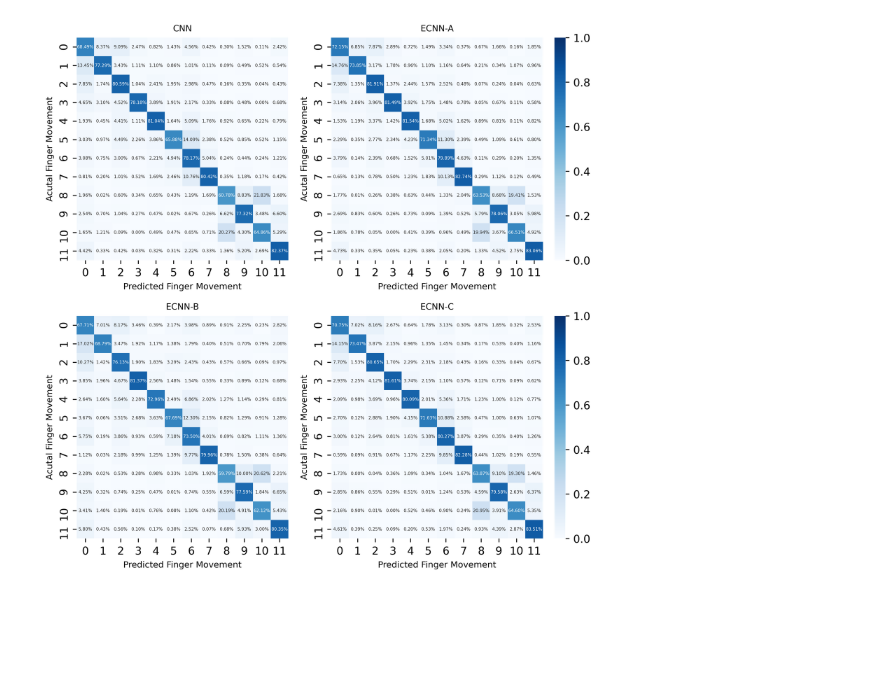
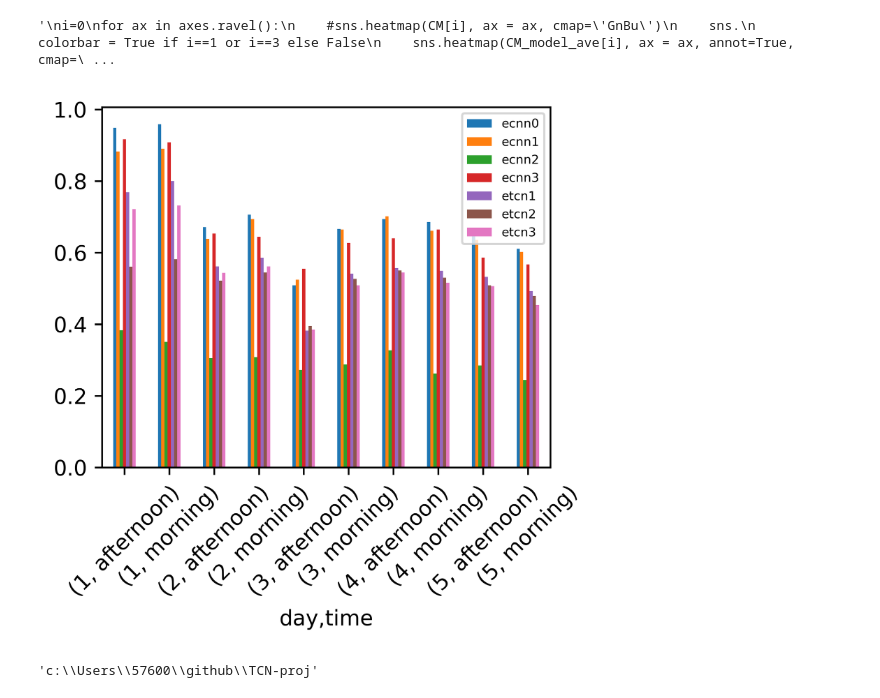
Before and after one commit to YuzhouLin/ECNN-NinaProDB6, a Jupyter notebook: analysis.ipynb, the cells around one changed output. Drawn from its saved outputs; the diff is of its cells as text; code cells hidden in the pictures; blank space fills up the shorter version.

Commit message:
waiting for ecnn2 and etcn0

```diff
--- a/analysis.ipynb
+++ b/analysis.ipynb
@@ -7,7 +7,7 @@ import seaborn as sns
 import pandas as pd
 import os
 # %%
-def update_acc(model, sb, filename = 'results/acc_report.csv'):
+def get_acc(model, sb):
 
     day_n_list = []
     time_n_list = []
@@ -17,9 +17,10 @@ def update_acc(model, sb, filename = 'results/acc_report.csv'):
     for day_n in range(1,6):
         for t_n in range(1,3):
             for T_n in range(1,13):
-                tmp_R = pd.read_csv(f"results/{model}/sb{sb}d{day_n}_t{t_n}_T{T_n}.csv")
+                tmp_R = pd.read_csv(os.getcwd()+f"/results/{model}/sb{sb}d{day_n}_t{t_n}_T{T_n}.csv")
                 day_n_list.append(day_n)
-                time_n_list.append('morning') if t_n == 1 else time_n_list.append('afternoon')
+                #time_n_list.append('morning') if t_n == 1 else time_n_list.append('afternoon')
+                time_n_list.append(t_n)
                 trial_n_list.append(T_n)
                 acc_list.append(np.sum(tmp_R['actual'] == tmp_R['predict'])/len(tmp_R['predict']))
 
@@ -33,11 +34,22 @@ def update_acc(model, sb, filename = 'results/acc_report.csv'):
             'acc': acc_list
     }
 
-    df_new = pd.DataFrame(acc_dict, index=False)
+    #df_new = pd.DataFrame(acc_dict, index=np.arange(0,n,1))
+    df = pd.DataFrame(acc_dict)
+    return df
 
+filename = './results/acc_report.csv'
+models = ['ecnn0', 'ecnn1', 'ecnn2', 'ecnn3', 'etcn1', 'etcn2', 'etcn3']
+
+for i in models:
+    df_new = get_acc(model=i, sb=1)
     if os.path.exists(filename):
+        print('Update new')
         df = pd.read_csv(filename)
-        df.append(df_new, ignore_index=True)
+        df = df.append(df_new, ignore_index=True)
     else:
+        print('Create new')
         df = df_new
-    return
+    df.to_csv(filename, index=False)
+
+df_acc = pd.read_csv('./results/acc_report.csv')
@@ -49,24 +89,42 @@ for i in models:
 # %%
-f, axes = plt.subplots(2,1, figsize = (7.08/2, 7.08/2), constrained_layout=True,dpi=600)
+
+fig, ax = plt.subplots(1,1, figsize = (7.08/2, 7.08/2), constrained_layout=True,dpi=600)
+df_acc.groupby(['day', 'time','model']).mean().unstack().plot(kind='bar', y='acc', ax=ax, rot=45)
+ax.legend(loc='best', fontsize='xx-small')
+
+#f, axes = plt.subplots(1,1, figsize = (7.08/2, 7.08/2), constrained_layout=True,dpi=600)
+
+#df_acc.groupby('model').boxplot(x='day',y='acc')
+
+#df_acc.loc[df_acc['model']=='ecnn0'].boxplot(column = ['acc'], by=['day', 'time'], rot=45)
+
+#df_acc.loc[df_acc['model']=='ecnn0'].boxplot(column = ['acc'], by=['day', 'time'], rot=45)
+#for ax in axes.ravel():
+#    ax = df_acc.plot.bar(x='day', y='acc')
 
 '''
 i=0
 for ax in axes.ravel():
     #sns.heatmap(CM[i], ax = ax, cmap='GnBu')
     sns.
     colorbar = True if i==1 or i==3 else False
     sns.heatmap(CM_model_ave[i], ax = ax, annot=True, cmap='Blues', vmax=1, vmin=0, fmt='.2%', annot_kws={'size': 4}, cbar=colorbar)
     i+=1
 
 
 labels = ['CNN','ECNN-A','ECNN-B','ECNN-C']
 for ax, label in zip(axes.ravel(), labels):
     ax.set_title(label,loc='center', fontdict={'fontsize': 8})
     ax.set_xlabel('Predicted Finger Movement', fontdict={'fontsize': 8})
     ax.set_ylabel('Acutal Finger Movement', fontdict={'fontsize': 8})
 
 plt.savefig("./results/confusion_matrix_macroave.eps", format='eps', bbox_inches='tight', dpi=600, pad_inches=0.0)
 plt.savefig("./results/confusion_matrix_macroave.png", format='png', bbox_inches='tight', dpi=600, pad_inches=0.0)
 '''
 # %% [output]
+'\ni=0\nfor ax in axes.ravel():\n    #sns.heatmap(CM[i], ax = ax, cmap=\'GnBu\')\n    sns.\n    colorbar = True if i==1 or i==3 else False\n    sns.heatmap(CM_model_ave[i], ax = ax, annot=True, cmap=\ ...
-[figure, old version]
+[figure, new version]
+# %%
+os.getcwd()
+# %% [output]
+'c:\\Users\\57600\\github\\TCN-proj'
```
Also changed, not shown: parts of 5 cells of this notebook, 1 other file.
